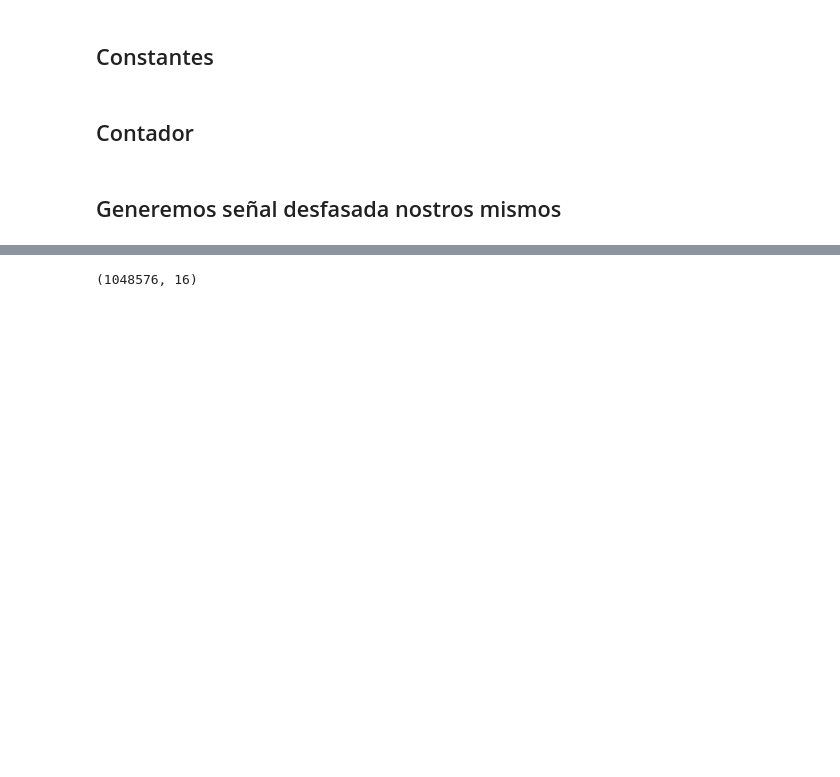
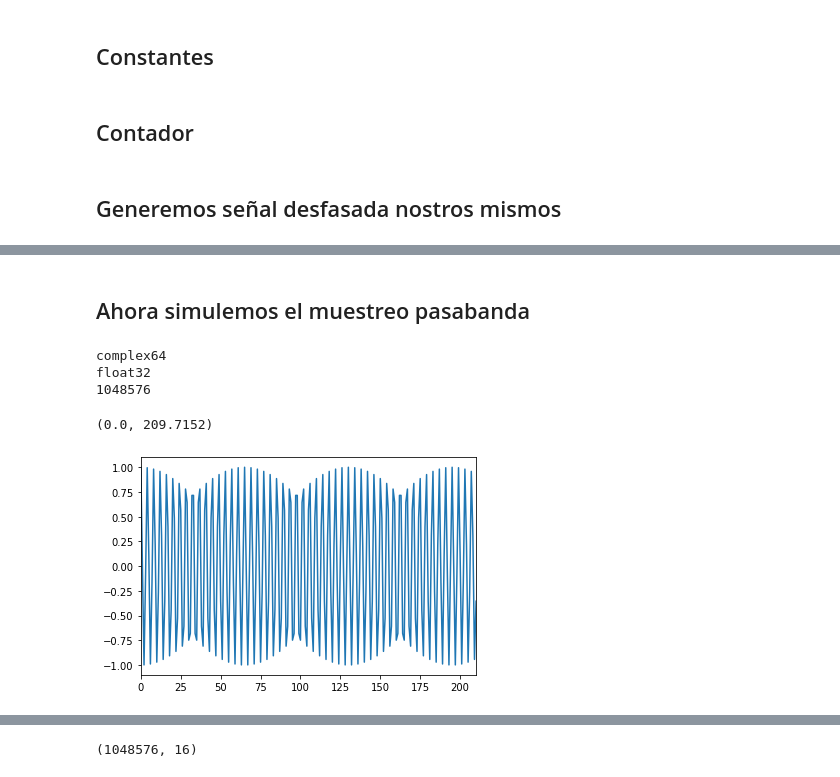
Before and after one commit to Fran-Mark/PI, a Jupyter notebook: DOA/signal_generator.ipynb, the cells around one changed output, grey strips where cells are left out. Saved outputs shown, nothing was run; the diff lists cells and outputs as text; code cells hidden in the pictures; blank space fills up the shorter version.

```diff
--- a/DOA/signal_generator.ipynb
+++ b/DOA/signal_generator.ipynb
@@ -10,17 +10,18 @@ Populating the interactive namespace from numpy and matplotlib
 # %% [markdown]
 ## Constantes
 # %%
-MHZ = 1e6
-KHZ = 1e3
-c = 299792458
-f = 436*10
-_lambda = c/f
+MHZ = 1.0e6
+KHZ = 1.0e3
+c = 299792458.0
+fc = 436.0*10
+_lambda = c/fc
 k = 2*np.pi/_lambda
 d = _lambda/2
 mx = 4
 my = 4
-size = 1024**2
+nSamples = 1024**2
 fs = 32*KHZ
+total_time = nSamples/fs
 # %% [markdown]
 ## Contador
 # %%
@@ -55,0 +71,29 @@ signal = np.kron( complex_wave, phase_deltas).T
+# %% [markdown]
+## Ahora simulemos el muestreo pasabanda
+# %%
+fc = 146*MHZ
+fs = 65*MHZ
+nSamples = 1024**2
+
+lambda_ = c/fc
+k = 2*np.pi/lambda_
+d = lambda_/2
+theta = np.radians(60.)
+phi = np.radians(15.)
+# %%
+complex_wave = np.exp(1j*2*np.pi*fc*np.arange(nSamples, dtype='complex64')/fs)
+#complex_wave = np.float16(np.cos(2*np.pi*fc*np.arange(nSamples, dtype=np.ushort)/fs)) + 1j*np.float16(np.sin(2*np.pi*fc*np.arange(nSamples, dtype=np.ushort)/fs))
+# %%
+print(np.result_type(complex_wave))
+print(np.result_type(complex_wave.real))
+print(len(complex_wave))
+# %% [output]
+complex64
+float32
+1048576
+# %%
+plt.plot(complex_wave.real)
+plt.xlim(0, nSamples/5e3)
+# %% [output]
+(0.0, 209.7152)
+[figure, added]
```
Also changed, not shown: parts of 32 cells of this notebook, 17 other files.
